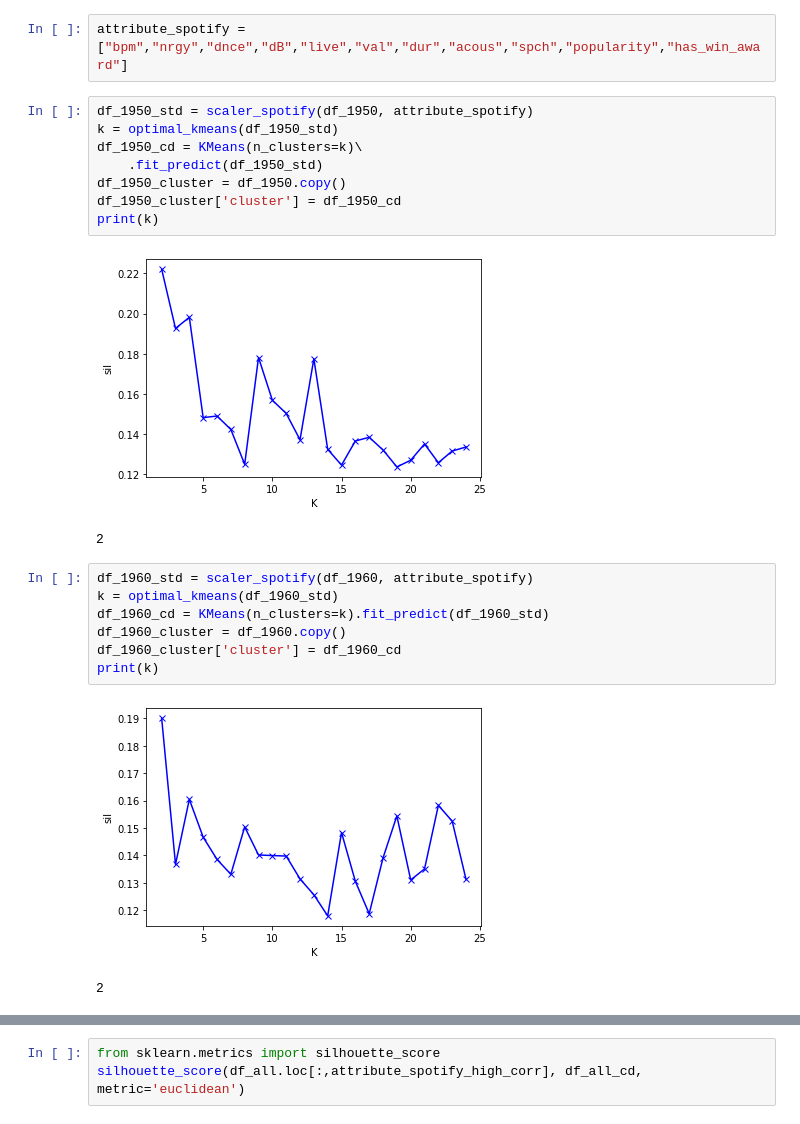
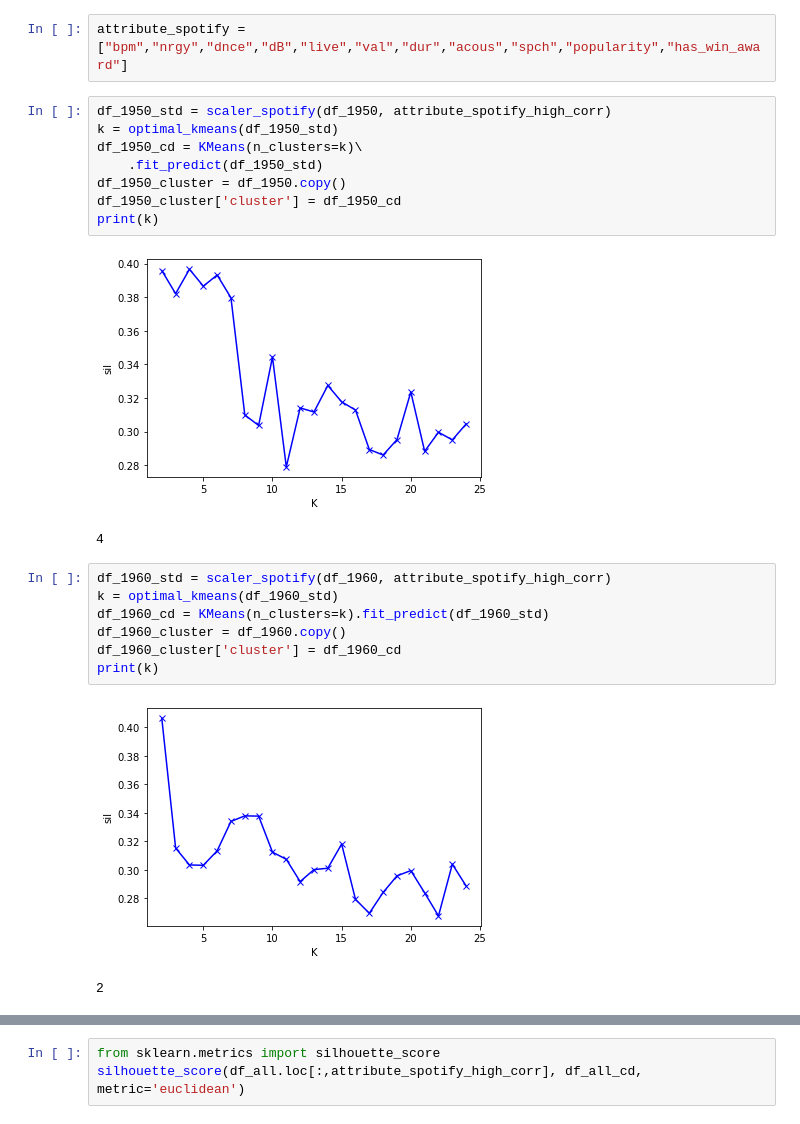
Before and after one commit to arkha98/tugas_akhir_spotify, a Jupyter notebook: tugas_akhir.ipynb, the cells around one changed output, grey strips where cells are left out. Cells and saved outputs as stored; diff of their text form.

```diff
--- a/tugas_akhir.ipynb
+++ b/tugas_akhir.ipynb
@@ -298,24 +298,24 @@ def optimal_kmeans(scaled_data):
 # %%
 attribute_spotify = ["bpm","nrgy","dnce","dB","live","val","dur","acous","spch","popularity","has_win_award"]
 # %%
-df_1950_std = scaler_spotify(df_1950, attribute_spotify)
+df_1950_std = scaler_spotify(df_1950, attribute_spotify_high_corr)
 k = optimal_kmeans(df_1950_std)
 df_1950_cd = KMeans(n_clusters=k)\
     .fit_predict(df_1950_std)
 df_1950_cluster = df_1950.copy()
 df_1950_cluster['cluster'] = df_1950_cd
 print(k)
 # %% [output]
-[figure, old version]
+[figure, new version]
-2
+4
 # %%
-df_1960_std = scaler_spotify(df_1960, attribute_spotify)
+df_1960_std = scaler_spotify(df_1960, attribute_spotify_high_corr)
 k = optimal_kmeans(df_1960_std)
 df_1960_cd = KMeans(n_clusters=k).fit_predict(df_1960_std)
 df_1960_cluster = df_1960.copy()
 df_1960_cluster['cluster'] = df_1960_cd
 print(k)
 # %% [output]
-[figure, old version]
+[figure, new version]
 2
 # %%
```
Also changed, not shown: parts of 19 cells of this notebook.
